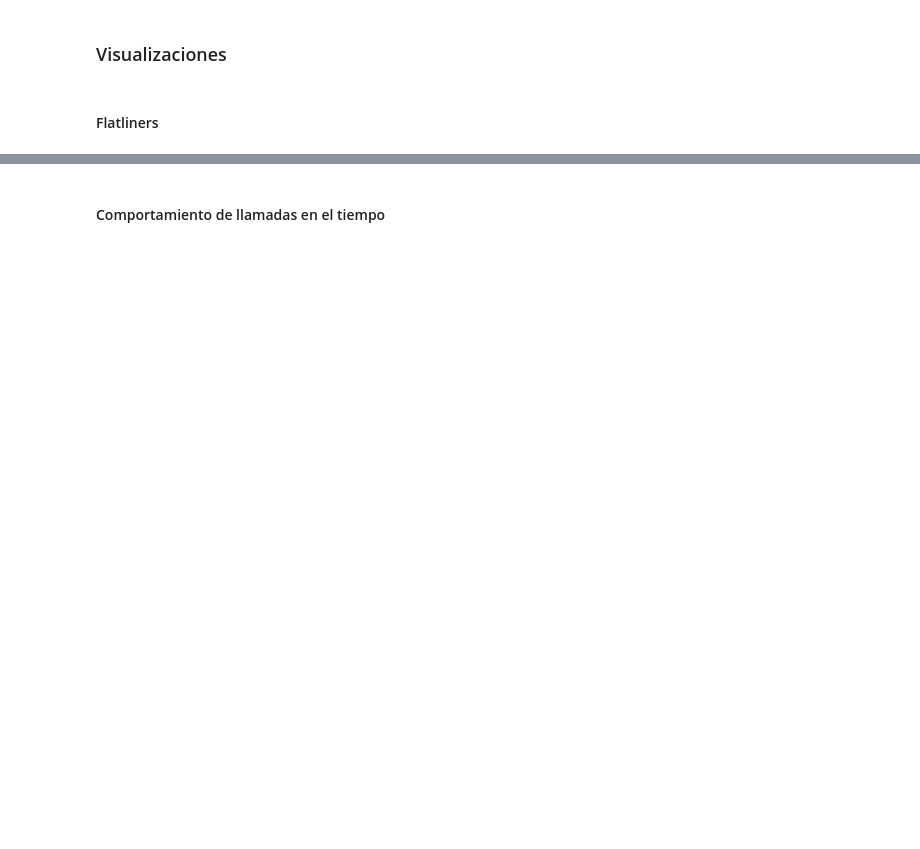
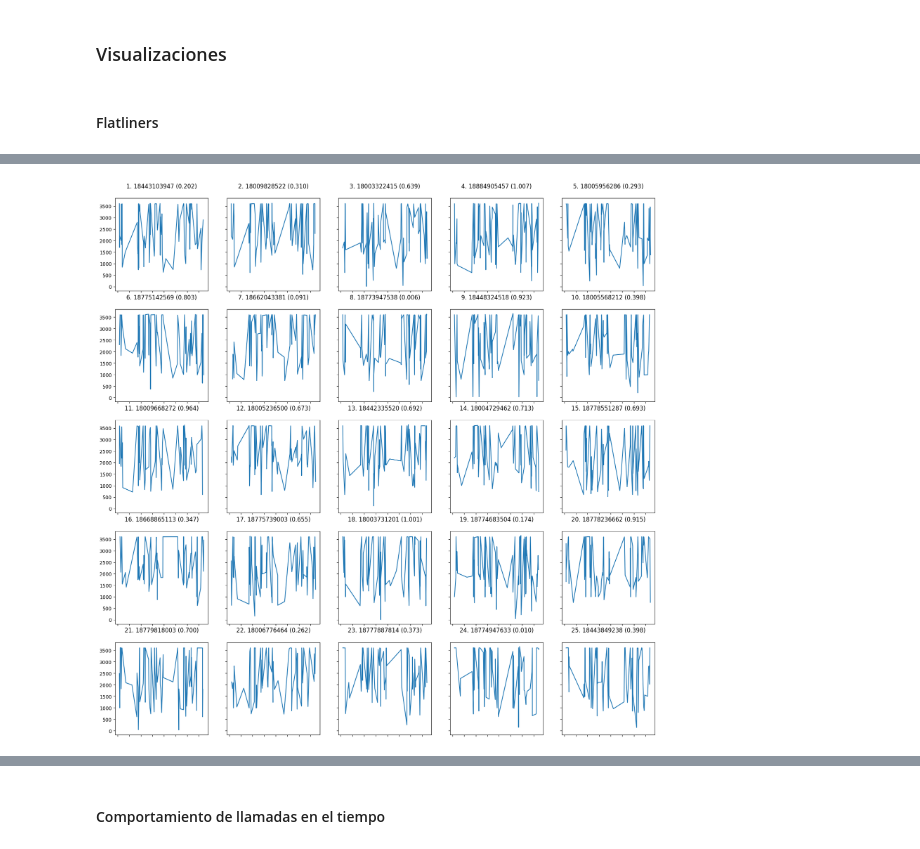
Before and after one commit to cgorricho/200eng_sim, a Jupyter notebook: pandas_sql_mensual.ipynb, the cells around one changed output, grey strips where cells are left out. Drawn from its saved outputs; the diff is of its cells as text; code cells hidden in the pictures; blank space fills up the shorter version.

```diff
--- a/pandas_sql_mensual.ipynb
+++ b/pandas_sql_mensual.ipynb
@@ -372,5 +723,5 @@ df_dest.index[i+indice*rows*cols]
 # %%
-def plot_flat_ts(df, ind=0):
+def plot_flat_ts(df, df_graf, ind=0):
     rows = 5
     cols = 5
     indice = ind
@@ -381,12 +732,14 @@ def plot_flat_ts(df, ind=0):
                         squeeze=False)
 
     for i in range(rows * cols):
-        ax[i//5, i%5].plot(df[df['calledstation']==index_lm[i+indice*rows*cols]].real_sessiontime)
-        ax[i//5, i%5].set_title(f"{i+1+indice*rows*cols}. {df_dest_flat.index[i+indice*rows*cols]} ({df_dest_flat.loc[index_lm[i+indice*rows*cols], 'flat_ratio']:.3f})\n")
+        ax[i//5, i%5].plot(df[df['calledstation']==df_graf.index[i+indice*rows*cols]].real_sessiontime)
+        ax[i//5, i%5].set_title(f"{i+1+indice*rows*cols}. {df_graf.index[i+indice*rows*cols]} ({df_graf.loc[df_graf.index[i+indice*rows*cols], 'flat_ratio']:.3f})\n")
         ax[i//5, i%5].set_xticklabels([])
 
     plt.show()
 # %%
 %%time
-indice = 10
-plot_flat_ts(df, ind=indice)
+indice = 0
+plot_flat_ts(df, df_dest, ind=indice)
+# %% [output]
+[figure, added]
```
Also changed, not shown: parts of 61 cells of this notebook, 2 other files.
